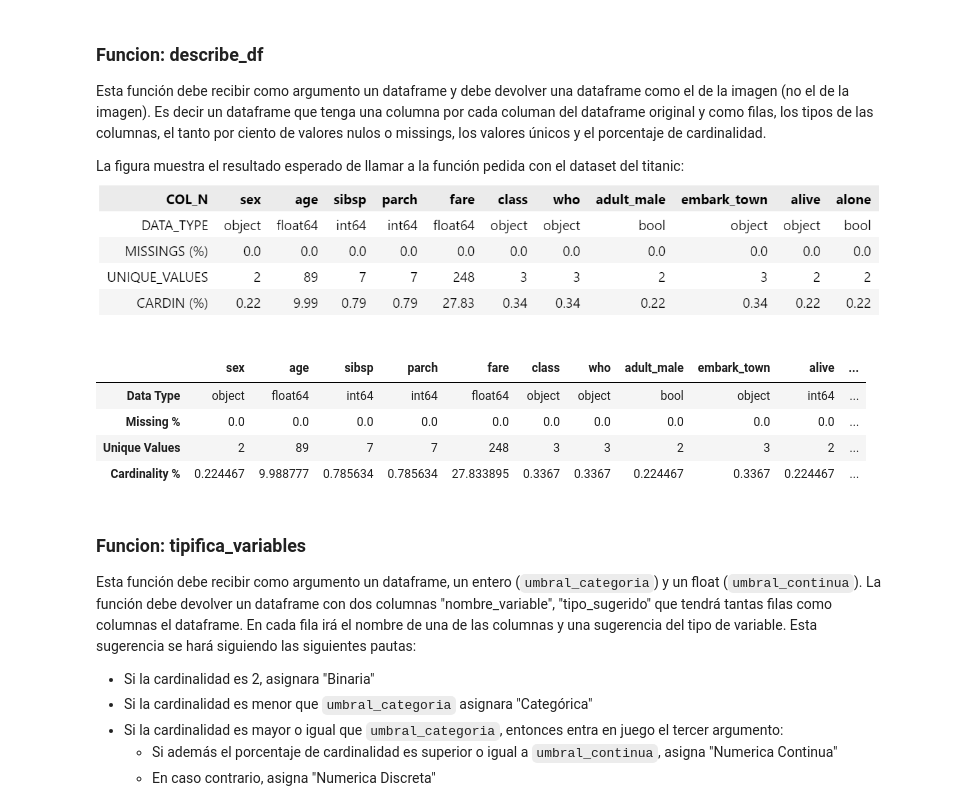
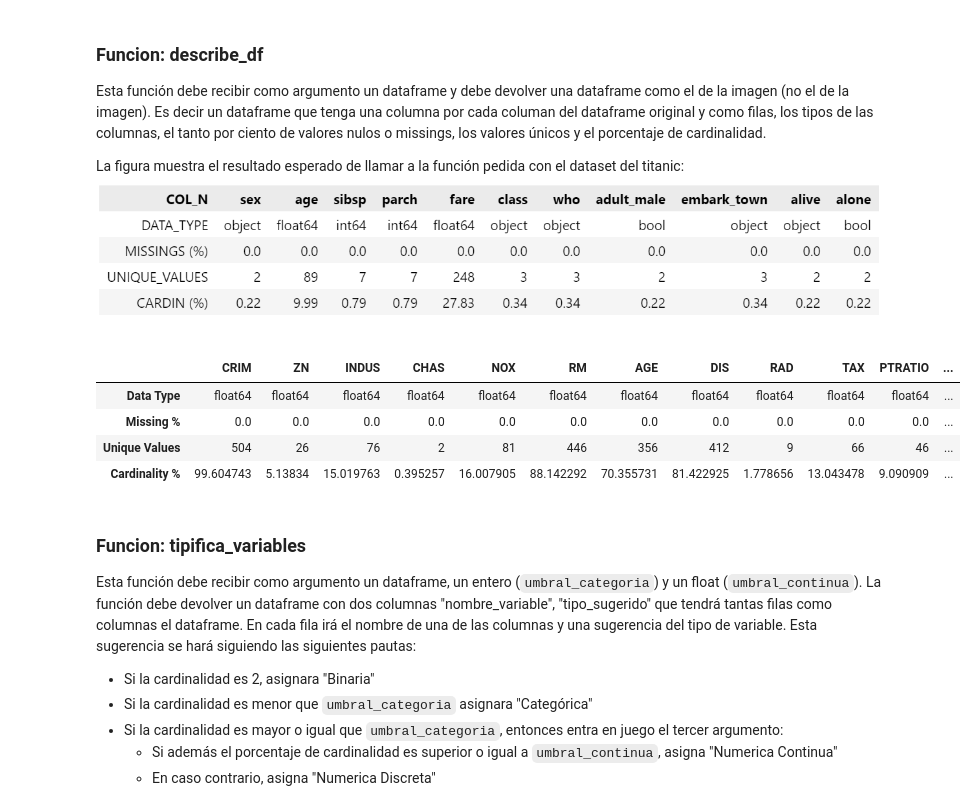
Before and after one commit to Juanxetee/TC-2, a Jupyter notebook: Team_Challenge_ToolBox_I.ipynb, the cells around one changed output. Drawn from its saved outputs; the diff is of its cells as text; code cells hidden in the pictures.

```diff
--- a/Team_Challenge_ToolBox_I.ipynb
+++ b/Team_Challenge_ToolBox_I.ipynb
@@ -53,9 +67,9 @@ df_titanic = pd.read_csv("titanic.csv")
 # %%
 # Convertir la columna "alive" en una columna numérica
-df_titanic['alive'] = df_titanic['alive'].map({'yes': 1, 'no': 0})
+df['alive'] = df['alive'].map({'yes': 1, 'no': 0})
 
 # Verificar el cambio
-print(df_titanic[['alive', 'alive']].head())
+print(df[['alive', 'alive']].head())
 # %% [output]
    alive  alive
 0      0      0
@@ -92,10 +108,7 @@ Esta función debe recibir como argumento un dataframe y debe devolver una dataf
 La figura muestra el resultado esperado de llamar a la función pedida con el dataset del titanic:
 ![image.png](attachment:image.png)
 # %%
-import pandas as pd
-import numpy as np
-import seaborn as sns
-import matplotlib.pyplot as plt
+
 from scipy.stats import chi2_contingency, pearsonr
 
 def describe_df(df):
@@ -118,14 +131,14 @@ def describe_df(df):
     # Transponer el DataFrame
     desc = desc.transpose()
     return desc
-
-describe_df(df_titanic)
-# %% [output]
-|  | sex | age | sibsp | parch | fare | class | who | adult_male | embark_town | alive | ... |
-| Data Type | object | float64 | int64 | int64 | float64 | object | object | bool | object | int64 | ... |
-| Missing % | 0.0 | 0.0 | 0.0 | 0.0 | 0.0 | 0.0 | 0.0 | 0.0 | 0.0 | 0.0 | ... |
-| Unique Values | 2 | 89 | 7 | 7 | 248 | 3 | 3 | 2 | 3 | 2 | ... |
-| Cardinality % | 0.224467 | 9.988777 | 0.785634 | 0.785634 | 27.833895 | 0.3367 | 0.3367 | 0.224467 | 0.3367 | 0.224467 | ... |
+# %%
+describe_df(df)
+# %% [output]
+|  | CRIM | ZN | INDUS | CHAS | NOX | RM | AGE | DIS | RAD | TAX | PTRATIO | ... |
+| Data Type | float64 | float64 | float64 | float64 | float64 | float64 | float64 | float64 | float64 | float64 | float64 | ... |
+| Missing % | 0.0 | 0.0 | 0.0 | 0.0 | 0.0 | 0.0 | 0.0 | 0.0 | 0.0 | 0.0 | 0.0 | ... |
+| Unique Values | 504 | 26 | 76 | 2 | 81 | 446 | 356 | 412 | 9 | 66 | 46 | ... |
+| Cardinality % | 99.604743 | 5.13834 | 15.019763 | 0.395257 | 16.007905 | 88.142292 | 70.355731 | 81.422925 | 1.778656 | 13.043478 | 9.090909 | ... |
 # %% [markdown]
 ### Funcion: tipifica_variables
 
```
Also changed, not shown: parts of 15 cells of this notebook, 2 other files.
